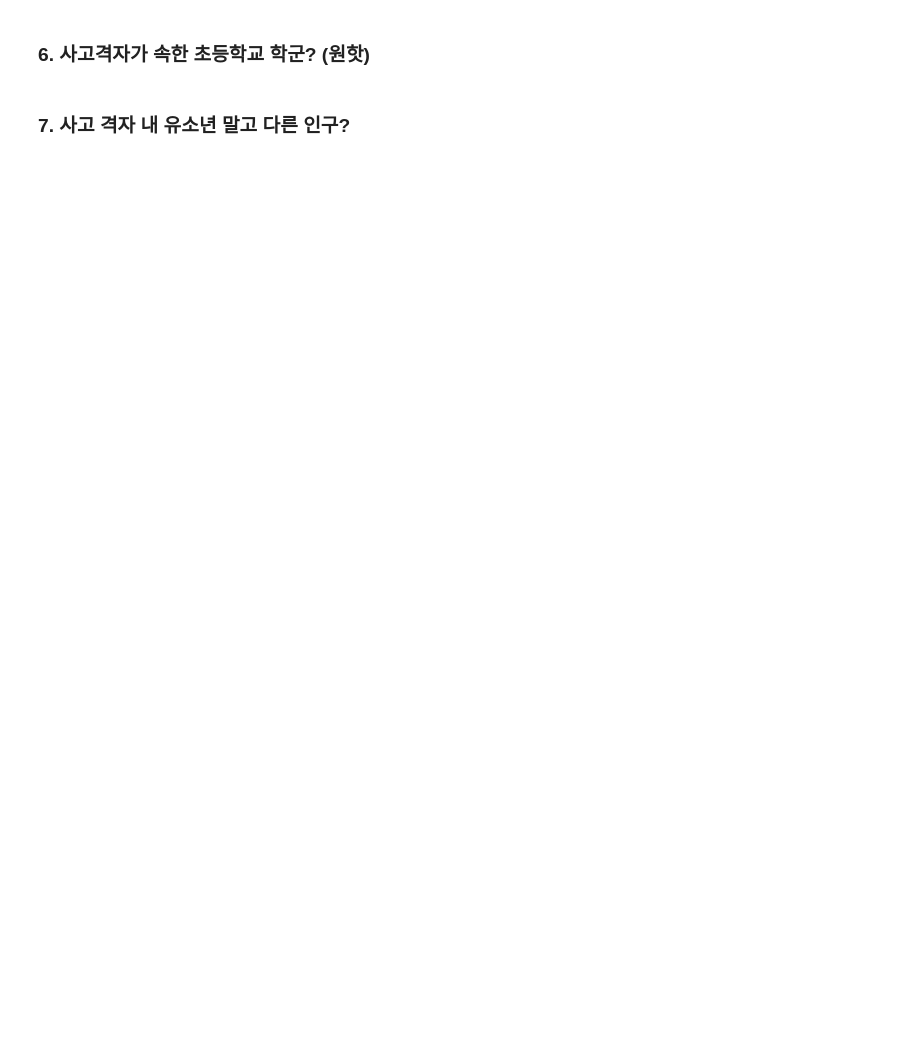
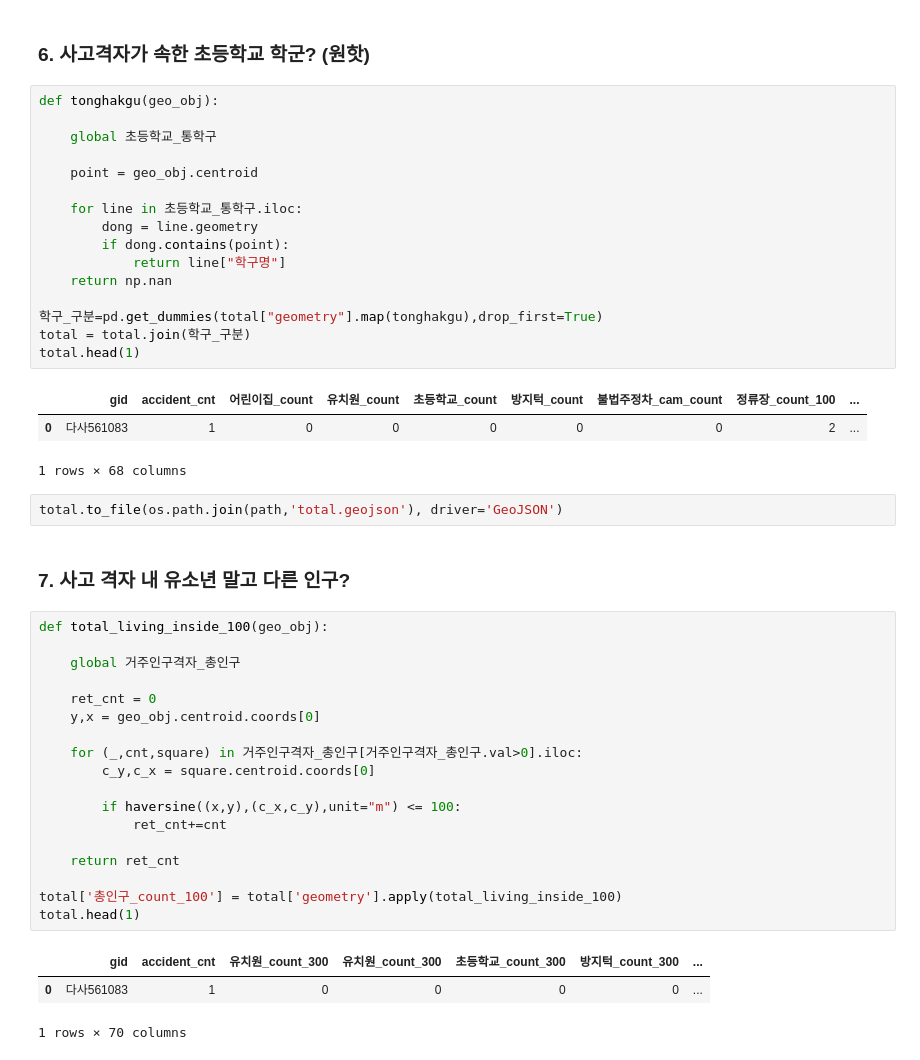
Before and after one commit to ikeven94/Osan-Si_-Identify-_TA_DangerZones, a Jupyter notebook: EDA/Linear Regression.ipynb, the cells around one changed output. Cells and saved outputs as stored; diff of their text form; blank space fills up the shorter version.

```diff
--- a/EDA/Linear Regression.ipynb
+++ b/EDA/Linear Regression.ipynb
@@ -427,4 +449,48 @@ total.head(1)
 # %% [markdown]
 ### 6. 사고격자가 속한 초등학교 학군? (원핫)
+# %%
+def tonghakgu(geo_obj):
+
+    global 초등학교_통학구
+
+    point = geo_obj.centroid
+
+    for line in 초등학교_통학구.iloc:
+        dong = line.geometry
+        if dong.contains(point):
+            return line["학구명"]
+    return np.nan
+
+학구_구분=pd.get_dummies(total["geometry"].map(tonghakgu),drop_first=True)
+total = total.join(학구_구분)
+total.head(1)
+# %% [output]
+|  | gid | accident_cnt | 어린이집_count | 유치원_count | 초등학교_count | 방지턱_count | 불법주정차_cam_count | 정류장_count_100 | ... |
+| 0 | 다사561083 | 1 | 0 | 0 | 0 | 0 | 0 | 2 | ... |
+1 rows × 68 columns
+# %%
+total.to_file(os.path.join(path,'total.geojson'), driver='GeoJSON')
 # %% [markdown]
 ### 7. 사고 격자 내 유소년 말고 다른 인구?
+# %%
+def total_living_inside_100(geo_obj):
+
+    global 거주인구격자_총인구
+
+    ret_cnt = 0
+    y,x = geo_obj.centroid.coords[0]
+
+    for (_,cnt,square) in 거주인구격자_총인구[거주인구격자_총인구.val>0].iloc:
+        c_y,c_x = square.centroid.coords[0]
+
+        if haversine((x,y),(c_x,c_y),unit="m") <= 100:
+            ret_cnt+=cnt
+
+    return ret_cnt
+
+total['총인구_count_100'] = total['geometry'].apply(total_living_inside_100)
+total.head(1)
+# %% [output]
+|  | gid | accident_cnt | 유치원_count_300 | 유치원_count_300 | 초등학교_count_300 | 방지턱_count_300 | ... |
+| 0 | 다사561083 | 1 | 0 | 0 | 0 | 0 | ... |
+1 rows × 70 columns
```
Also changed, not shown: parts of 11 cells of this notebook, 2 other files.
